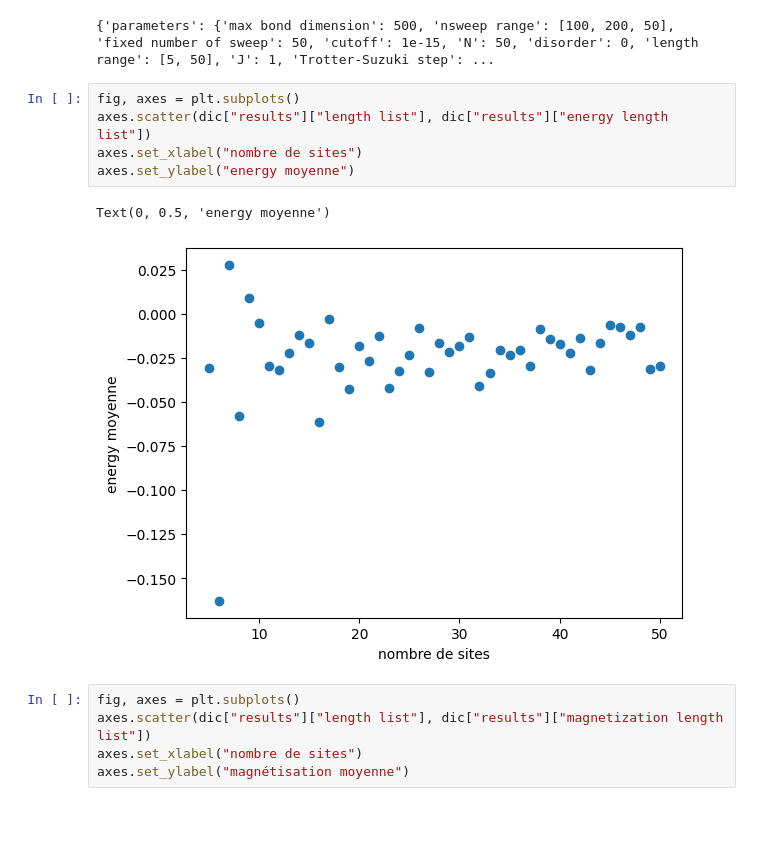
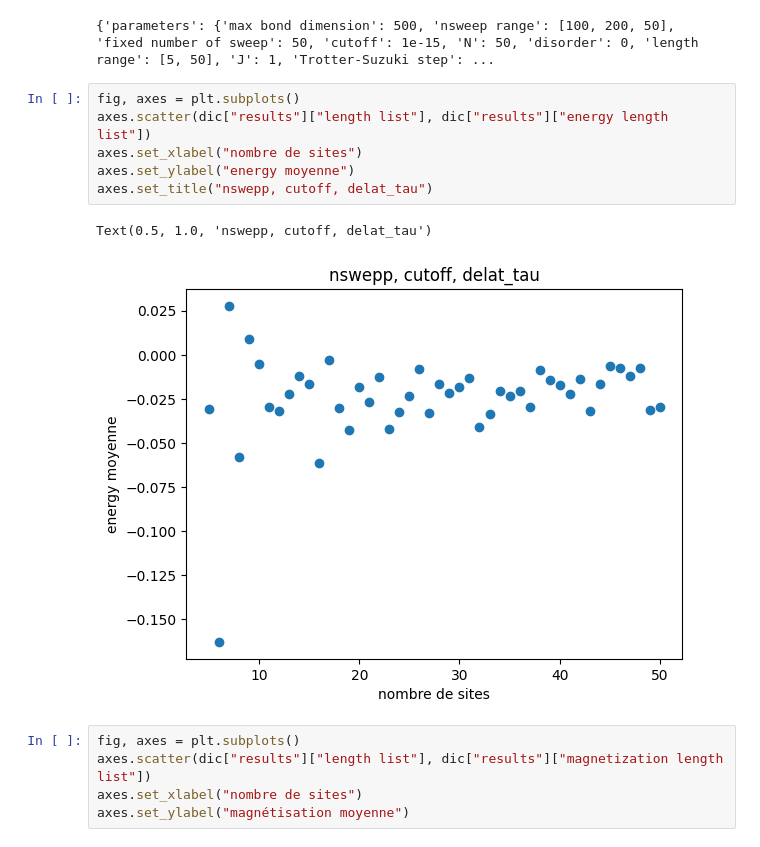
Before and after one commit to romanbeauvallet/Many-Body-Localization, a Jupyter notebook: analyse_simulations_julia/analysis.ipynb, the cells around one changed output. Cells and saved outputs as stored; diff of their text form; blank space fills up the shorter version.

Commit message:
First plots

```diff
--- a/analyse_simulations_julia/analysis.ipynb
+++ b/analyse_simulations_julia/analysis.ipynb
@@ -16,11 +16,12 @@ print(dic)
 # %%
 fig, axes = plt.subplots()
 axes.scatter(dic["results"]["length list"], dic["results"]["energy length list"])
 axes.set_xlabel("nombre de sites")
 axes.set_ylabel("energy moyenne")
+axes.set_title("nswepp, cutoff, delat_tau")
 # %% [output]
-Text(0, 0.5, 'energy moyenne')
+Text(0.5, 1.0, 'nswepp, cutoff, delat_tau')
-[figure, old version]
+[figure, new version]
 # %%
 fig, axes = plt.subplots()
 axes.scatter(dic["results"]["length list"], dic["results"]["magnetization length list"])
```
